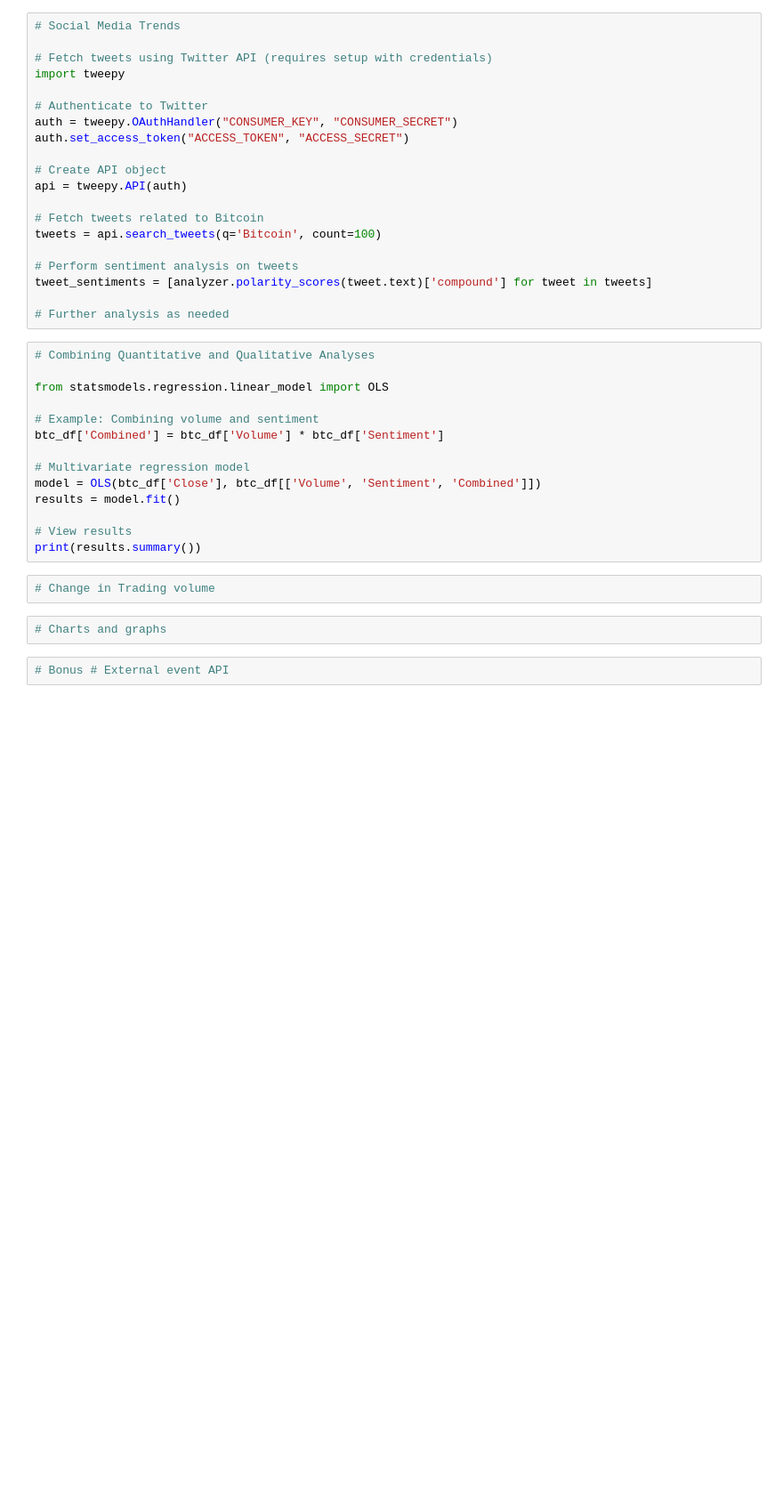
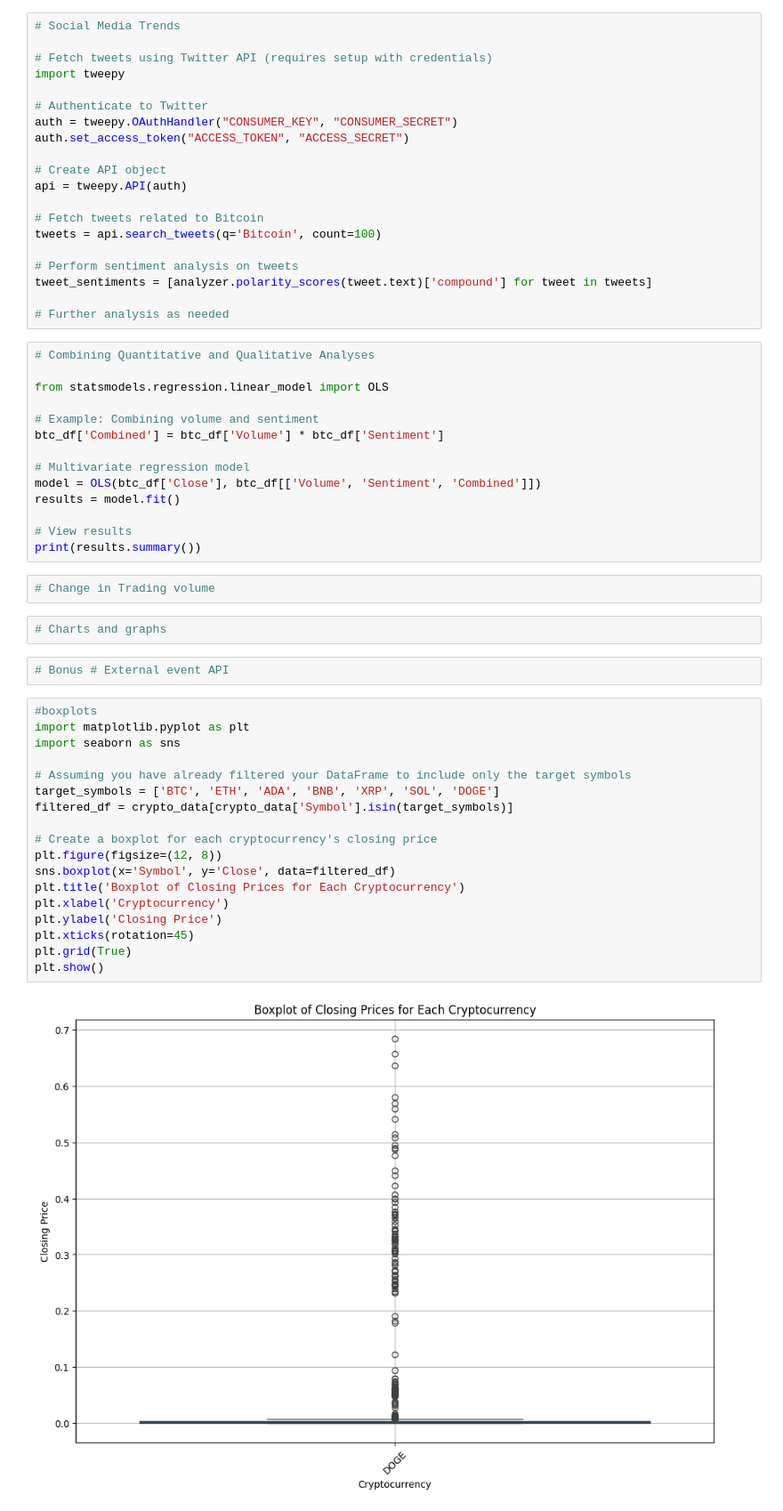
Before and after one commit to Khushboomodha/Project_1, a Jupyter notebook: Crypto.ipynb, the cells around one changed output. Shown: that part at 89% size. Cells and saved outputs as stored; diff of their text form; blank space fills up the shorter version.

Commit message:
Box Plots

```diff
--- a/Crypto.ipynb
+++ b/Crypto.ipynb
@@ -602,3 +602,23 @@ print(results.summary())
 # Charts and graphs
 # %%
 # Bonus # External event API
+# %%
+#boxplots
+import matplotlib.pyplot as plt
+import seaborn as sns
+
+# Assuming you have already filtered your DataFrame to include only the target symbols
+target_symbols = ['BTC', 'ETH', 'ADA', 'BNB', 'XRP', 'SOL', 'DOGE']
+filtered_df = crypto_data[crypto_data['Symbol'].isin(target_symbols)]
+
+# Create a boxplot for each cryptocurrency's closing price
+plt.figure(figsize=(12, 8))
+sns.boxplot(x='Symbol', y='Close', data=filtered_df)
+plt.title('Boxplot of Closing Prices for Each Cryptocurrency')
+plt.xlabel('Cryptocurrency')
+plt.ylabel('Closing Price')
+plt.xticks(rotation=45)
+plt.grid(True)
+plt.show()
+# %% [output]
+[figure, added]
```
Also changed, not shown: parts of 2 cells of this notebook.
